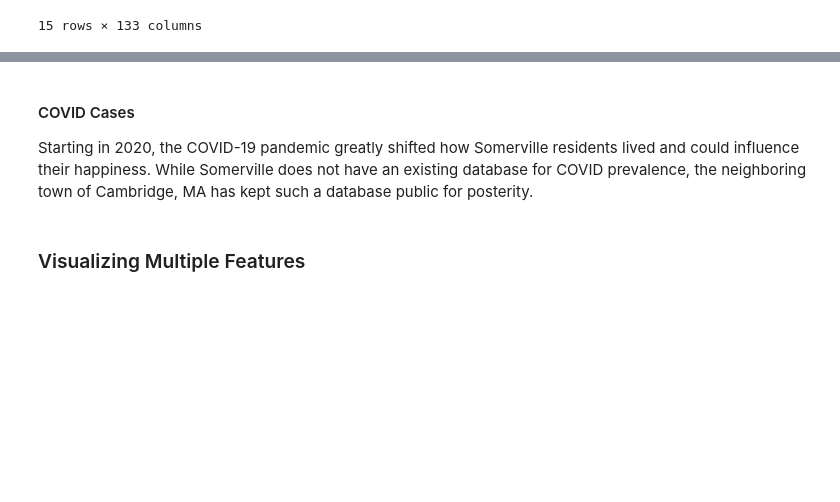
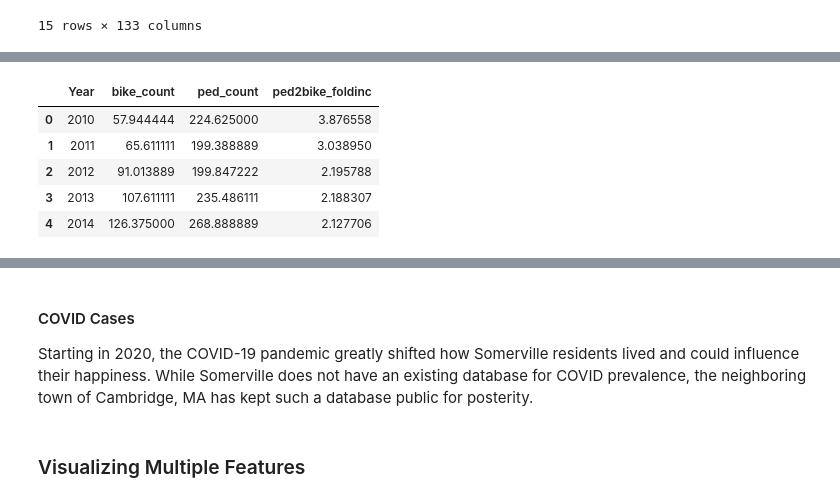
Before and after one commit to monk-kevin/SomervilleOpenDataExploration, a Jupyter notebook: JupyterNotebooks/SomervilleDataExploration.ipynb, the cells around one changed output, grey strips where cells are left out. Saved outputs shown, nothing was run; the diff lists cells and outputs as text; code cells hidden in the pictures; blank space fills up the shorter version.

```diff
--- a/JupyterNotebooks/SomervilleDataExploration.ipynb
+++ b/JupyterNotebooks/SomervilleDataExploration.ipynb
@@ -420,0 +430,36 @@ As a cyclist, my happiness is definitely related to how easy it is to bike aroun
+# %%
+#group bike and pedestrian counts by year and mode (collapsing across locations and time of day)
+df_grouped = (df_bike_ped_counts
+              .groupby(['Year','Mode'])
+              .agg({'Count': 'mean'})
+              .reset_index())
+
+# average the bike and pedestrian counts
+mn_count_yr_bike = (df_grouped
+                    .loc[df_grouped['Mode']=='Bike',['Year','Count']]
+                    .rename(columns={'Count': 'bike_count'})
+                   )
+mn_count_yr_ped = (df_grouped
+                    .loc[df_grouped['Mode']=='Ped',['Year','Count']]
+                    .rename(columns={'Count': 'ped_count'})
+                   )
+
+# merge both counts into single data frame
+mn_count_yr_merge = pd.merge(mn_count_yr_bike,mn_count_yr_ped,
+                          on = 'Year',
+                          how = 'left'
+                         )
+
+# creating ratio metric for pedestrian to cyclists
+mn_count_yr_merge['ped2bike_foldinc'] = (
+    mn_count_yr_merge['ped_count'].div(mn_count_yr_merge['bike_count'])
+)
+# %%
+mn_count_yr_merge.head()
+# %% [output]
+|  | Year | bike_count | ped_count | ped2bike_foldinc |
+| 0 | 2010 | 57.944444 | 224.625000 | 3.876558 |
+| 1 | 2011 | 65.611111 | 199.388889 | 3.038950 |
+| 2 | 2012 | 91.013889 | 199.847222 | 2.195788 |
+| 3 | 2013 | 107.611111 | 235.486111 | 2.188307 |
+| 4 | 2014 | 126.375000 | 268.888889 | 2.127706 |
```
Also changed, not shown: parts of 4 cells of this notebook.
